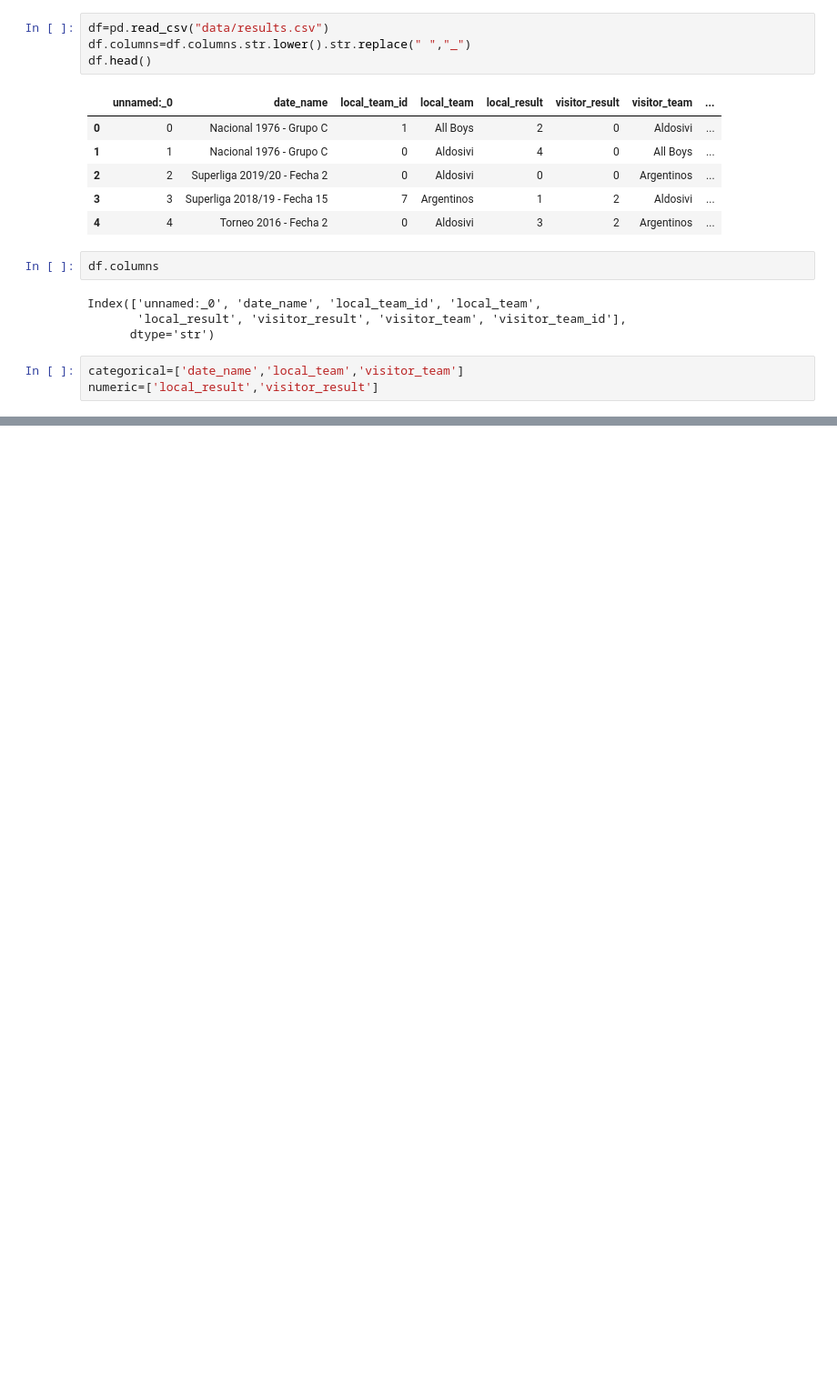
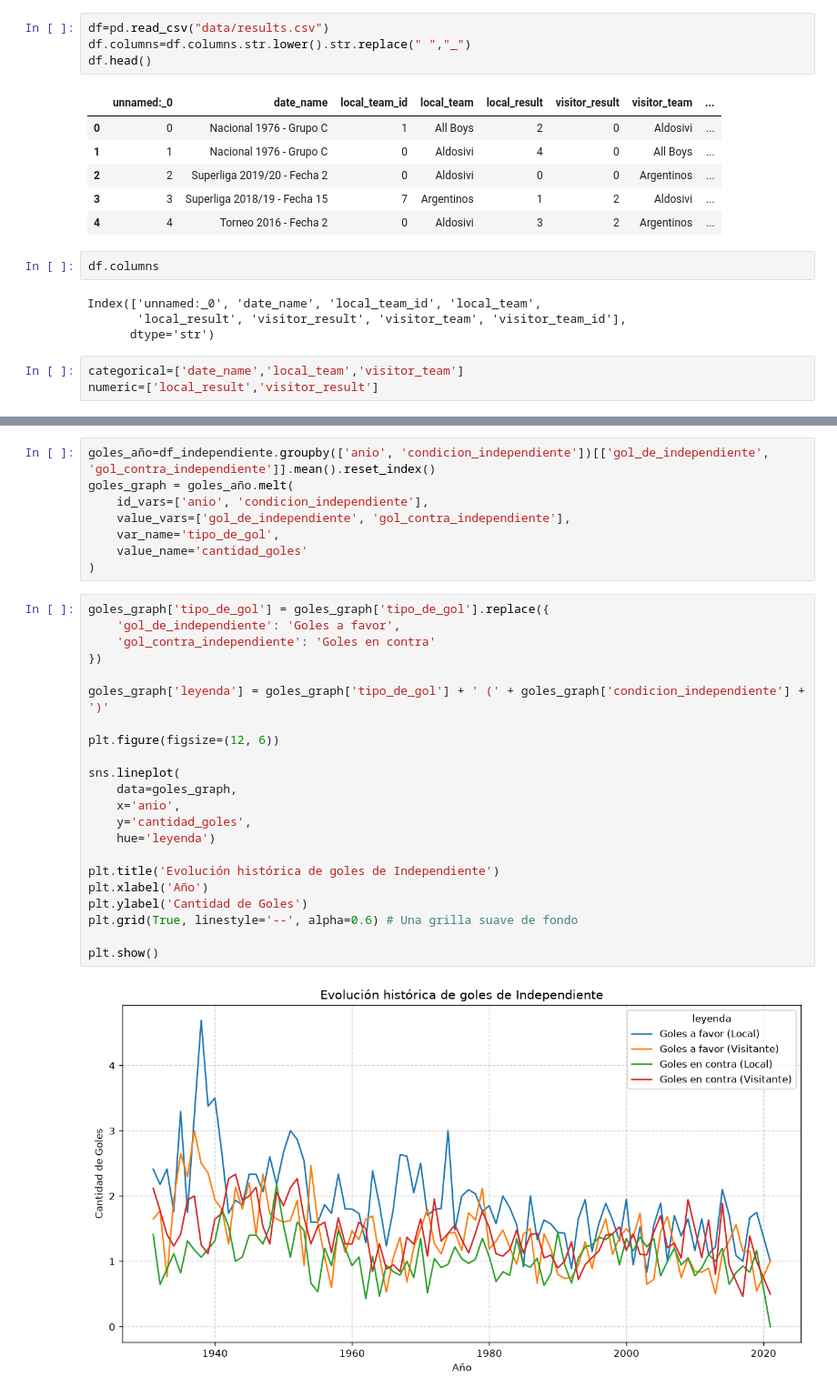
Before and after one commit to rfhfmnn/ml-zoomcamp, a Jupyter notebook: midterm_project/notebook.ipynb, the cells around one changed output, grey strips where cells are left out. Shown at 91% size. Cells and saved outputs as stored; diff of their text form; blank space fills up the shorter version.

```diff
--- a/midterm_project/notebook.ipynb
+++ b/midterm_project/notebook.ipynb
@@ -67,0 +154,32 @@ sns.histplot(df,x='diferencia_goles')
+# %%
+goles_año=df_independiente.groupby(['anio', 'condicion_independiente'])[['gol_de_independiente', 'gol_contra_independiente']].mean().reset_index()
+goles_graph = goles_año.melt(
+    id_vars=['anio', 'condicion_independiente'],
+    value_vars=['gol_de_independiente', 'gol_contra_independiente'],
+    var_name='tipo_de_gol',
+    value_name='cantidad_goles'
+)
+# %%
+goles_graph['tipo_de_gol'] = goles_graph['tipo_de_gol'].replace({
+    'gol_de_independiente': 'Goles a favor',
+    'gol_contra_independiente': 'Goles en contra'
+})
+
+goles_graph['leyenda'] = goles_graph['tipo_de_gol'] + ' (' + goles_graph['condicion_independiente'] + ')'
+
+plt.figure(figsize=(12, 6))
+
+sns.lineplot(
+    data=goles_graph,
+    x='anio',
+    y='cantidad_goles',
+    hue='leyenda')
+
+plt.title('Evolución histórica de goles de Independiente')
+plt.xlabel('Año')
+plt.ylabel('Cantidad de Goles')
+plt.grid(True, linestyle='--', alpha=0.6) # Una grilla suave de fondo
+
+plt.show()
+# %% [output]
+[figure, added]
```
Also changed, not shown: parts of 15 cells of this notebook, 2 other files.
